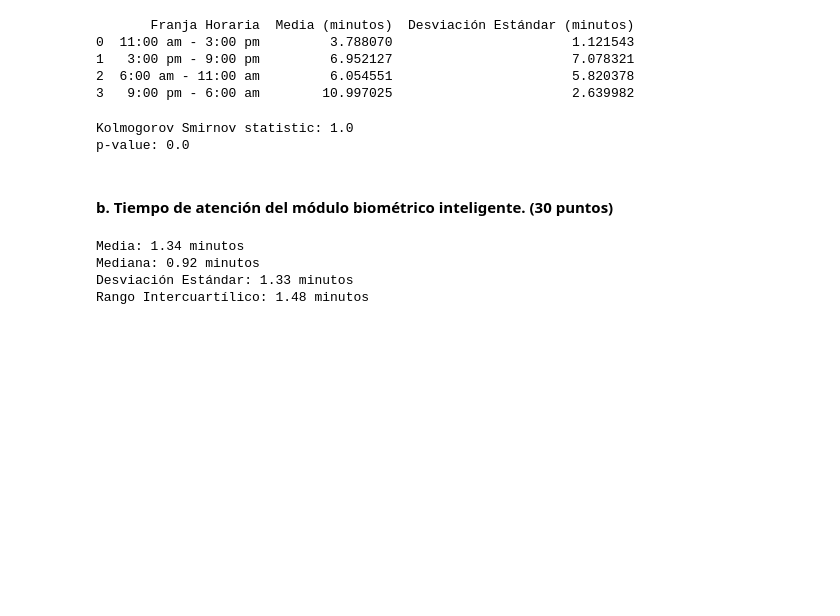
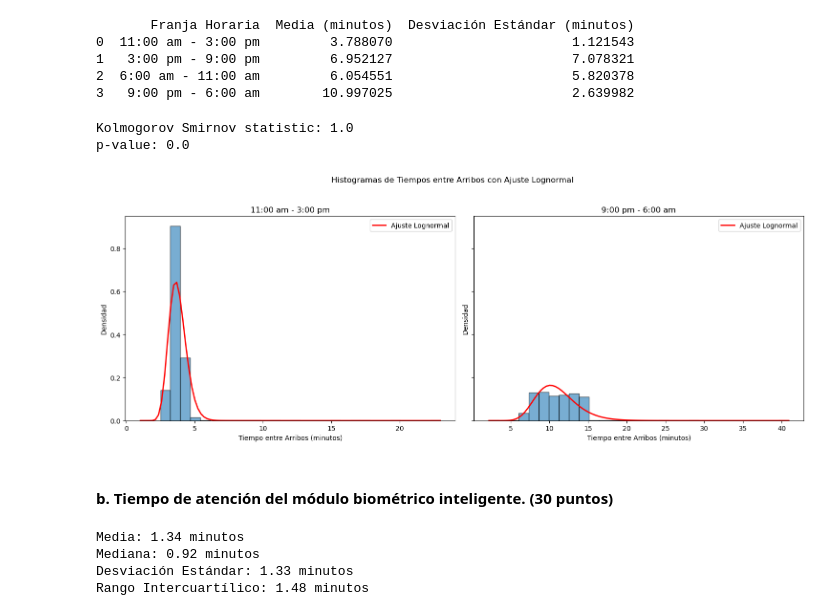
Before and after one commit to juankquintana/Simulacion-Python, a Jupyter notebook: Semana 3/Caso/Caso 3 Informe.ipynb, the cells around one changed output. Cells and saved outputs as stored; diff of their text form; code cells hidden in the pictures; blank space fills up the shorter version.

```diff
--- a/Semana 3/Caso/Caso 3 Informe.ipynb
+++ b/Semana 3/Caso/Caso 3 Informe.ipynb
@@ -262,6 +262,43 @@ KS_test_lognormal(tiempos_entre_arribos_11_3,media=3.788070 ,desvesta=1.121543)
 # %% [output]
 Kolmogorov Smirnov statistic: 1.0
 p-value: 0.0
+# %%
+# Crear gráficos
+datos_11_am__3_pm = datos_llegada_aviones[datos_llegada_aviones['Franja Horaria'] == '11:00 am - 3:00 pm']['Tiempo entre Arribos (minutos)'].dropna()
+datos_9_pm_6_am = datos_llegada_aviones[datos_llegada_aviones['Franja Horaria'] == '9:00 pm - 6:00 am']['Tiempo entre Arribos (minutos)'].dropna()
+
+def plot_histogram_and_fit(data, title, ax):
+    # Graficar el histograma
+    ax.hist(data, bins=30, density=True, alpha=0.6, edgecolor='black')
+
+    # Ajustar una distribución lognormal
+    shape, loc, scale = lognorm.fit(data, floc=0)
+    x = np.linspace(min(data), max(data), 100)
+    pdf_fitted = lognorm.pdf(x, shape, loc=loc, scale=scale)
+
+    # Graficar la línea de tendencia
+    ax.plot(x, pdf_fitted, 'r-', lw=2, label='Ajuste Lognormal')
+
+    ax.set_title(title)
+    ax.set_xlabel('Tiempo entre Arribos (minutos)')
+    ax.set_ylabel('Densidad')
+    ax.legend()
+
+# Crear gráficos
+fig, axs = plt.subplots(nrows=1, ncols=2, figsize=(15, 6), sharey=True)
+fig.suptitle('Histogramas de Tiempos entre Arribos con Ajuste Lognormal')
+
+# Graficar histograma y ajuste lognormal para las franjas horarias
+plot_histogram_and_fit(datos_11_am__3_pm, '11:00 am - 3:00 pm', axs[0])
+plot_histogram_and_fit(datos_9_pm_6_am, '9:00 pm - 6:00 am', axs[1])
+
+# Ajustar el layout
+plt.tight_layout(rect=[0, 0.03, 1, 0.95])
+
+# Mostrar los gráficos
+plt.show()
+# %% [output]
+[figure, added]
 # %% [markdown]
 #### b. Tiempo de atención del módulo biométrico inteligente. (30 puntos)
 # %%
```
